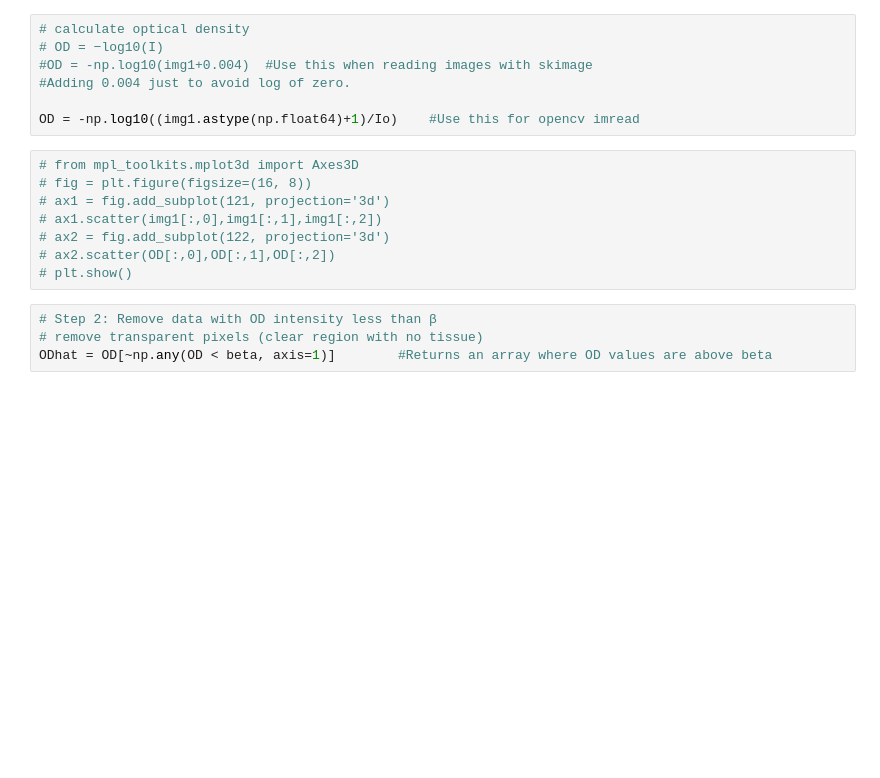
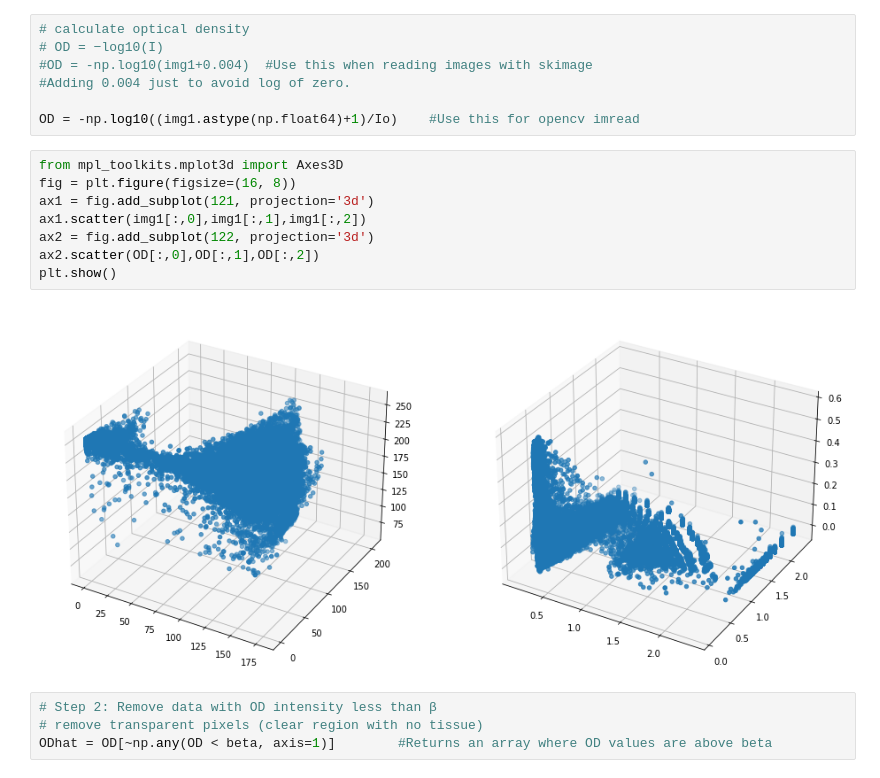
Before and after one commit to dsatyam09/Quantative-Analysis-of-normalized-image-in-Different-Color-Models., a Jupyter notebook: Color Normalization In Histology.ipynb, the cells around one changed output. Cells and saved outputs as stored; diff of their text form; blank space fills up the shorter version.

```diff
--- a/Color Normalization In Histology.ipynb
+++ b/Color Normalization In Histology.ipynb
@@ -223,13 +225,15 @@ img1 = img1.reshape((-1,3))
 
 OD = -np.log10((img1.astype(np.float64)+1)/Io)    #Use this for opencv imread
 # %%
-# from mpl_toolkits.mplot3d import Axes3D
-# fig = plt.figure(figsize=(16, 8))
-# ax1 = fig.add_subplot(121, projection='3d')
-# ax1.scatter(img1[:,0],img1[:,1],img1[:,2])
-# ax2 = fig.add_subplot(122, projection='3d')
-# ax2.scatter(OD[:,0],OD[:,1],OD[:,2])
-# plt.show()
+from mpl_toolkits.mplot3d import Axes3D
+fig = plt.figure(figsize=(16, 8))
+ax1 = fig.add_subplot(121, projection='3d')
+ax1.scatter(img1[:,0],img1[:,1],img1[:,2])
+ax2 = fig.add_subplot(122, projection='3d')
+ax2.scatter(OD[:,0],OD[:,1],OD[:,2])
+plt.show()
+# %% [output]
+[figure, added]
 # %%
 # Step 2: Remove data with OD intensity less than β
 # remove transparent pixels (clear region with no tissue)
```
Also changed, not shown: parts of 5 cells of this notebook, 2 other files.
